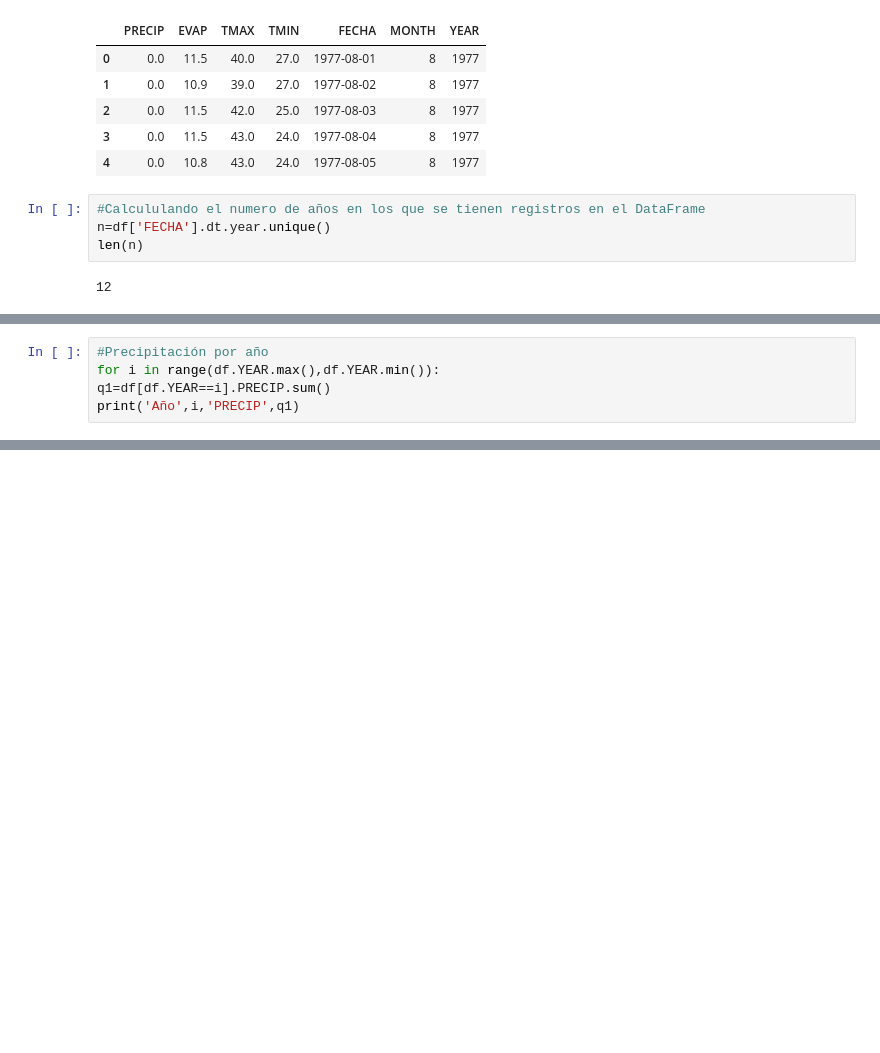
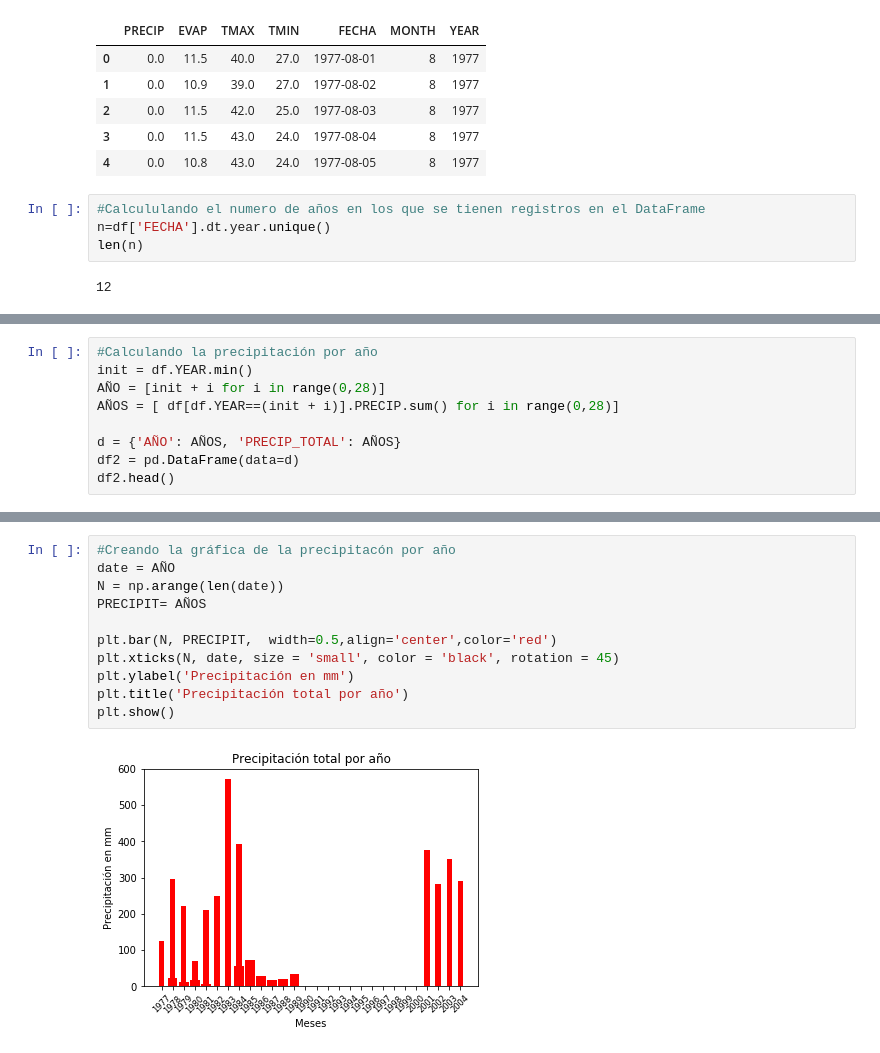
Before and after one commit to AdrianEVC/F-sica-computacional, a Jupyter notebook: Actividad4/Untitled.ipynb, the cells around one changed output, grey strips where cells are left out. Saved outputs shown, nothing was run; the diff lists cells and outputs as text; blank space fills up the shorter version.

```diff
--- a/Actividad4/Untitled.ipynb
+++ b/Actividad4/Untitled.ipynb
@@ -135,5 +135,0 @@ py.iplot(plotly_fig, filename='Presipitacón por mes')
-# %%
-#Precipitación por año
-for i in range(df.YEAR.max(),df.YEAR.min()):
-q1=df[df.YEAR==i].PRECIP.sum()
-print('Año',i,'PRECIP',q1)
@@ -141,0 +136,9 @@ IndentationError: expected an indented block (<ipython-input-50-23ffd7866726>, l
+# %%
+#Calculando la precipitación por año
+init = df.YEAR.min()
+AÑO = [init + i for i in range(0,28)]
+AÑOS = [ df[df.YEAR==(init + i)].PRECIP.sum() for i in range(0,28)]
+
+d = {'AÑO': AÑOS, 'PRECIP_TOTAL': AÑOS}
+df2 = pd.DataFrame(data=d)
+df2.head()
@@ -141,0 +152,13 @@ IndentationError: expected an indented block (<ipython-input-50-23ffd7866726>, l
+# %%
+#Creando la gráfica de la precipitacón por año
+date = AÑO
+N = np.arange(len(date))
+PRECIPIT= AÑOS
+
+plt.bar(N, PRECIPIT,  width=0.5,align='center',color='red')
+plt.xticks(N, date, size = 'small', color = 'black', rotation = 45)
+plt.ylabel('Precipitación en mm')
+plt.title('Precipitación total por año')
+plt.show()
+# %% [output]
+[figure, added]
```
Also changed, not shown: parts of 17 cells of this notebook, 1 other file.
